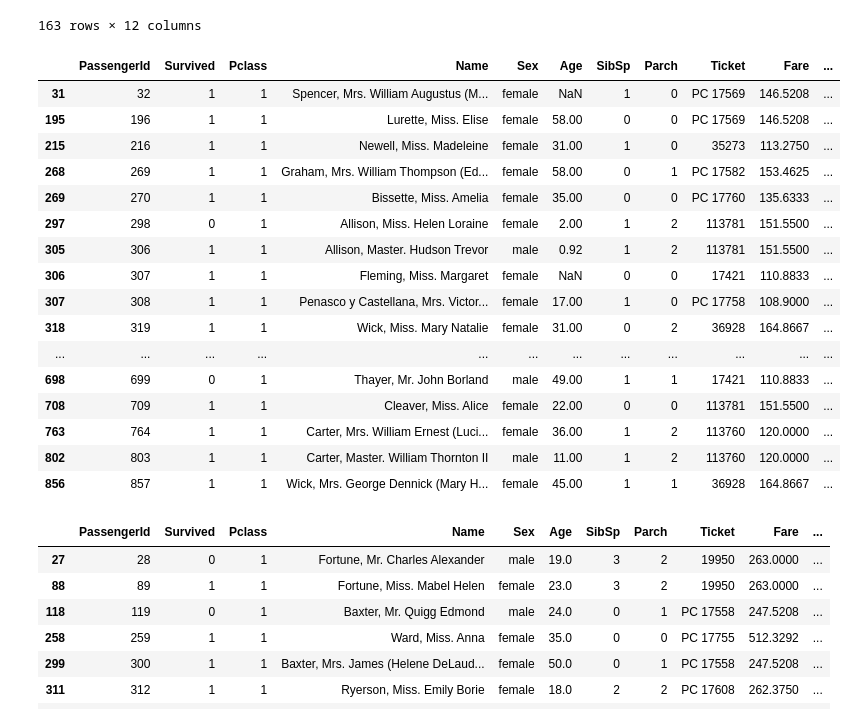
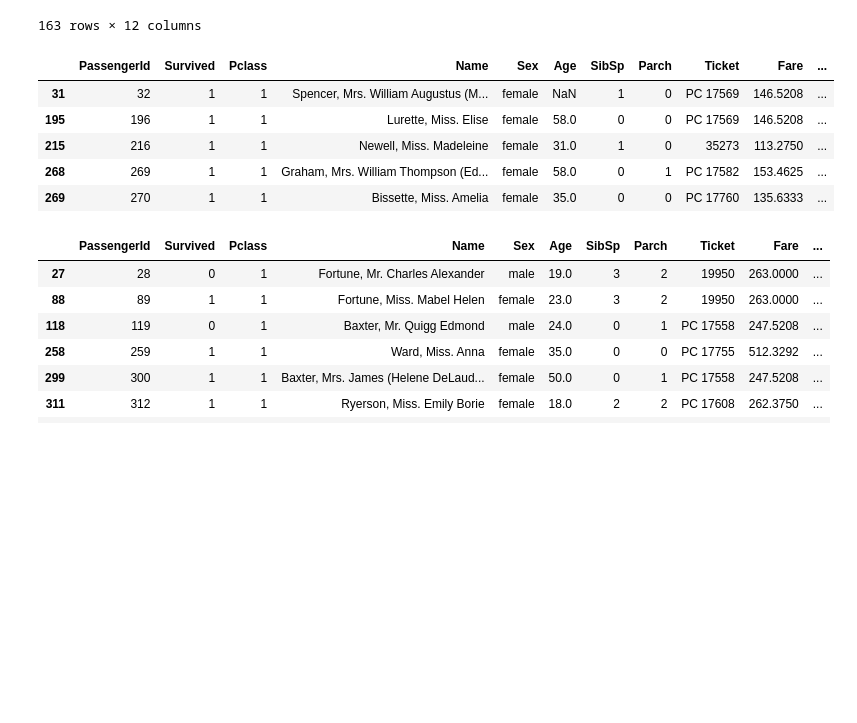
Before and after one commit to kentaromatsuura/haitsclass-tasks, a Jupyter notebook: 分類課題_kentaromatsuura.ipynb, the cells around one changed output. Saved outputs shown, nothing was run; the diff lists cells and outputs as text; code cells hidden in the pictures; blank space fills up the shorter version.

```diff
--- a/分類課題_kentaromatsuura.ipynb
+++ b/分類課題_kentaromatsuura.ipynb
@@ -517,24 +517,13 @@ df_train[(df_train.Fare < 100) & (df_train.Pclass == 1)]
 | 889 | 890 | 1 | 1 | Behr, Mr. Karl Howell | male | 26.0 | 0 | 0 | 111369 | 30.0000 | ... |
 163 rows × 12 columns
 # %%
-df_train[(df_train.Fare >= 100) & (df_train.Fare < 200)&(df_train.Pclass == 1)]
+df_train[(df_train.Fare >= 100) & (df_train.Fare < 200)&(df_train.Pclass == 1)].head()
 # %% [output]
 |  | PassengerId | Survived | Pclass | Name | Sex | Age | SibSp | Parch | Ticket | Fare | ... |
 | 31 | 32 | 1 | 1 | Spencer, Mrs. William Augustus (M... | female | NaN | 1 | 0 | PC 17569 | 146.5208 | ... |
-| 195 | 196 | 1 | 1 | Lurette, Miss. Elise | female | 58.00 | 0 | 0 | PC 17569 | 146.5208 | ... |
-| 215 | 216 | 1 | 1 | Newell, Miss. Madeleine | female | 31.00 | 1 | 0 | 35273 | 113.2750 | ... |
-| 268 | 269 | 1 | 1 | Graham, Mrs. William Thompson (Ed... | female | 58.00 | 0 | 1 | PC 17582 | 153.4625 | ... |
-| 269 | 270 | 1 | 1 | Bissette, Miss. Amelia | female | 35.00 | 0 | 0 | PC 17760 | 135.6333 | ... |
-| 297 | 298 | 0 | 1 | Allison, Miss. Helen Loraine | female | 2.00 | 1 | 2 | 113781 | 151.5500 | ... |
-| 305 | 306 | 1 | 1 | Allison, Master. Hudson Trevor | male | 0.92 | 1 | 2 | 113781 | 151.5500 | ... |
-| 306 | 307 | 1 | 1 | Fleming, Miss. Margaret | female | NaN | 0 | 0 | 17421 | 110.8833 | ... |
-| 307 | 308 | 1 | 1 | Penasco y Castellana, Mrs. Victor... | female | 17.00 | 1 | 0 | PC 17758 | 108.9000 | ... |
-| 318 | 319 | 1 | 1 | Wick, Miss. Mary Natalie | female | 31.00 | 0 | 2 | 36928 | 164.8667 | ... |
-| ... | ... | ... | ... | ... | ... | ... | ... | ... | ... | ... | ... |
-| 698 | 699 | 0 | 1 | Thayer, Mr. John Borland | male | 49.00 | 1 | 1 | 17421 | 110.8833 | ... |
-| 708 | 709 | 1 | 1 | Cleaver, Miss. Alice | female | 22.00 | 0 | 0 | 113781 | 151.5500 | ... |
-| 763 | 764 | 1 | 1 | Carter, Mrs. William Ernest (Luci... | female | 36.00 | 1 | 2 | 113760 | 120.0000 | ... |
-| 802 | 803 | 1 | 1 | Carter, Master. William Thornton II | male | 11.00 | 1 | 2 | 113760 | 120.0000 | ... |
-| 856 | 857 | 1 | 1 | Wick, Mrs. George Dennick (Mary H... | female | 45.00 | 1 | 1 | 36928 | 164.8667 | ... |
+| 195 | 196 | 1 | 1 | Lurette, Miss. Elise | female | 58.0 | 0 | 0 | PC 17569 | 146.5208 | ... |
+| 215 | 216 | 1 | 1 | Newell, Miss. Madeleine | female | 31.0 | 1 | 0 | 35273 | 113.2750 | ... |
+| 268 | 269 | 1 | 1 | Graham, Mrs. William Thompson (Ed... | female | 58.0 | 0 | 1 | PC 17582 | 153.4625 | ... |
+| 269 | 270 | 1 | 1 | Bissette, Miss. Amelia | female | 35.0 | 0 | 0 | PC 17760 | 135.6333 | ... |
 # %%
 df_train[(df_train.Fare >= 200)&(df_train.Pclass == 1)]
```
Also changed, not shown: parts of 36 cells of this notebook.
